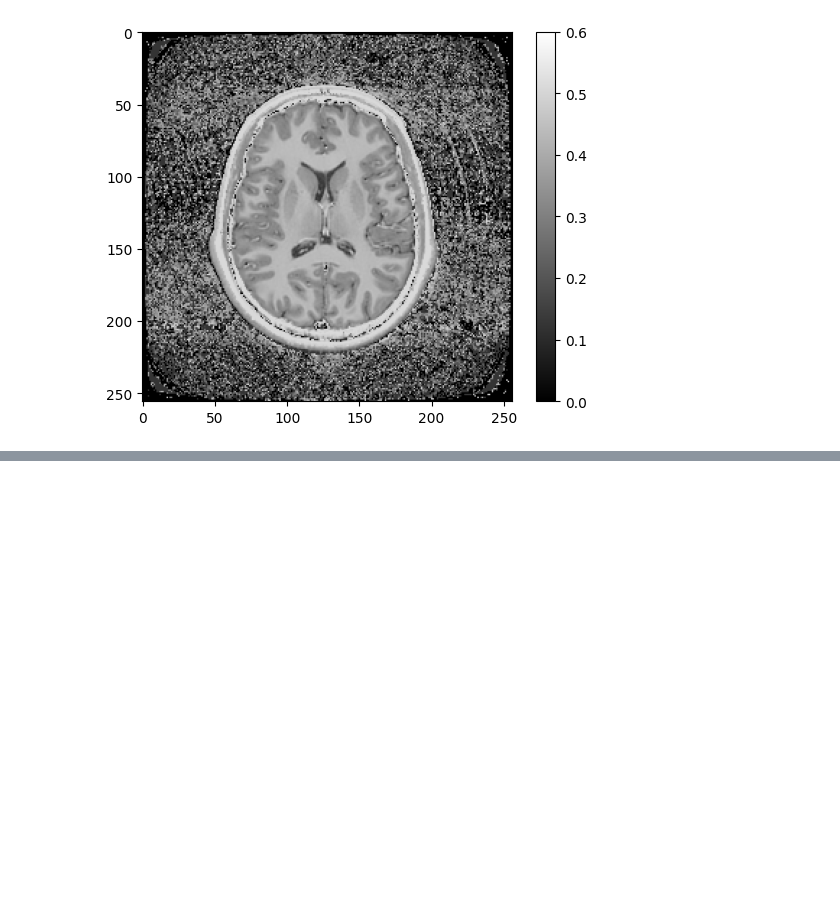
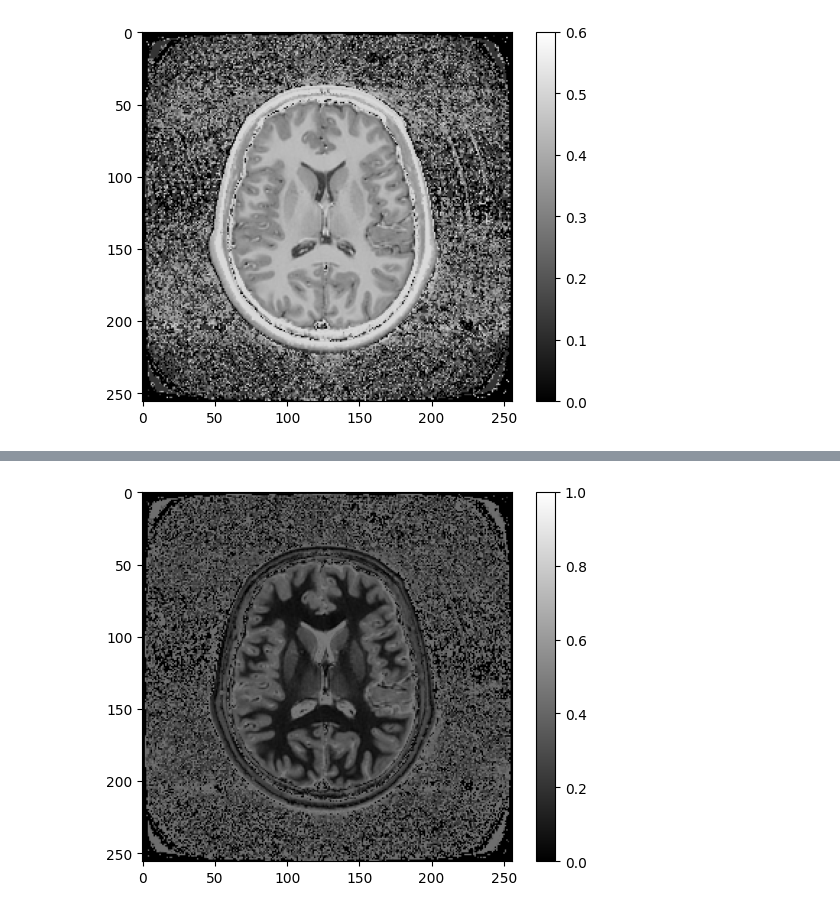
Before and after one commit to qMRLab/mooc, a Jupyter notebook: 7 - Class Application Examples/Notebooks/flair_1.ipynb, the cells around one changed output, grey strips where cells are left out. Cells and saved outputs as stored; diff of their text form; code cells hidden in the pictures; blank space fills up the shorter version.

```diff
--- a/7 - Class Application Examples/Notebooks/flair_1.ipynb
+++ b/7 - Class Application Examples/Notebooks/flair_1.ipynb
@@ -58,0 +77,18 @@ plt.show()
+# %%
+#| label: flair4bjn
+
+# Simulate a T2-weighted spgr image using the T1 and T2 values voxel-wise, TR = 4000 ms, TE = 100 ms, and FA = 90 degrees
+TR = 5000
+TI = 500
+TE = 15
+FA = 90
+
+flair=ir(1, t1map, t2map, TR, TI, TE, np.deg2rad(FA))
+
+# Plot the T2-weighted spgr image in black and white
+plt.imshow(abs(np.rot90(flair)),cmap='gray')
+plt.clim(0, 1)
+plt.colorbar()
+plt.show()
+# %% [output]
+[figure, added]
```
Also changed, not shown: parts of 7 cells of this notebook, 21 other files.
